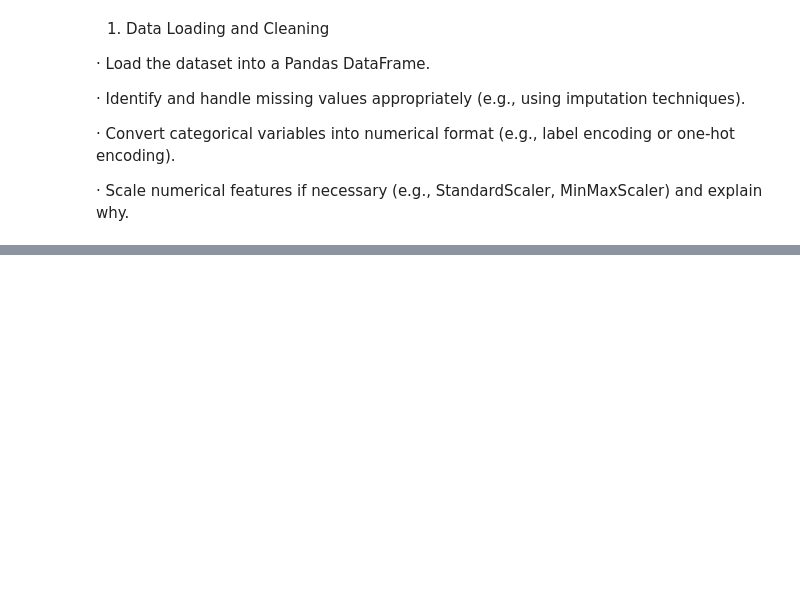
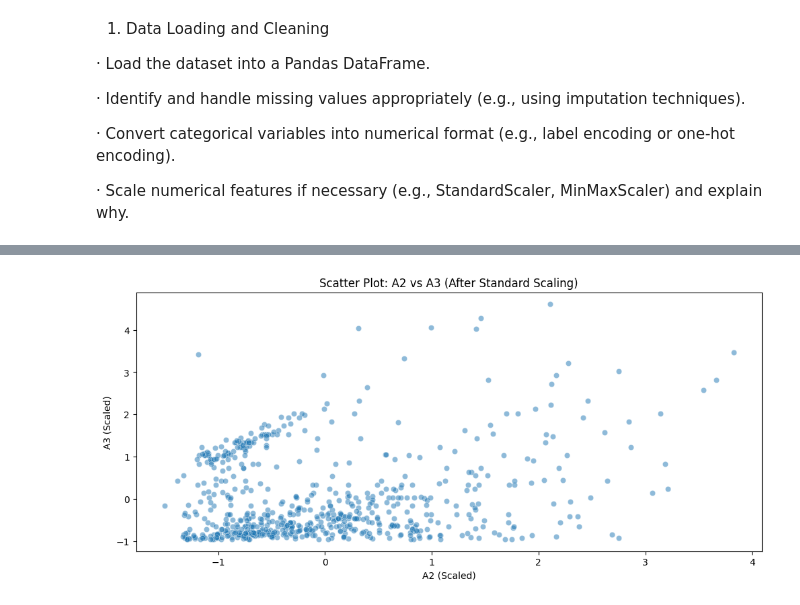
Before and after one commit to PaullGit/AI-healthcare, a Jupyter notebook: Week7/M3_A3_group09.ipynb, the cells around one changed output, grey strips where cells are left out. Saved outputs shown, nothing was run; the diff lists cells and outputs as text; code cells hidden in the pictures; blank space fills up the shorter version.

```diff
--- a/Week7/M3_A3_group09.ipynb
+++ b/Week7/M3_A3_group09.ipynb
@@ -37,0 +78,9 @@ df[numerical_cols] = scaler.fit_transform(df[numerical_cols])
+# %%
+plt.figure(figsize=(12, 5))
+sns.scatterplot(x=df['A2'], y=df['A3'], alpha=0.5)
+plt.xlabel("A2 (Scaled)")
+plt.ylabel("A3 (Scaled)")
+plt.title("Scatter Plot: A2 vs A3 (After Standard Scaling)")
+plt.show()
+# %% [output]
+[figure, added]
```
Also changed, not shown: parts of 6 cells of this notebook.
